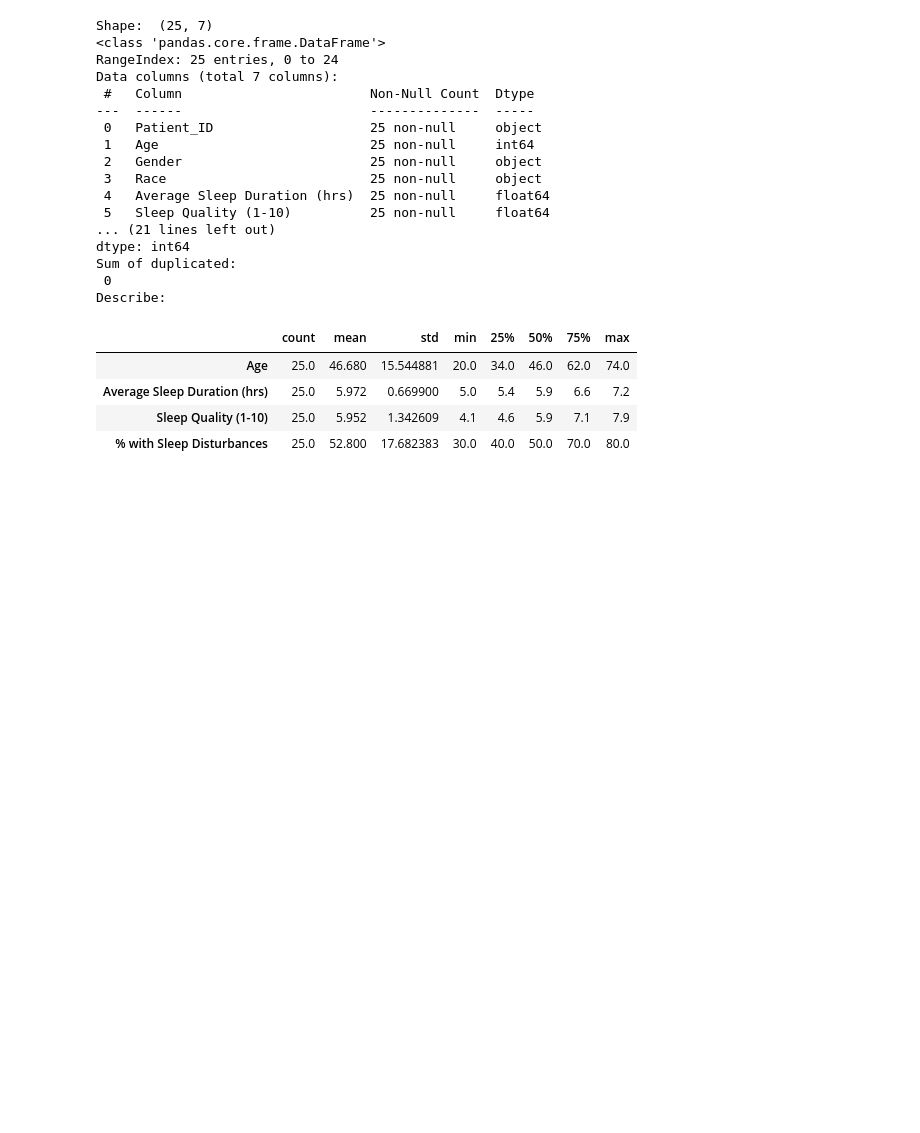
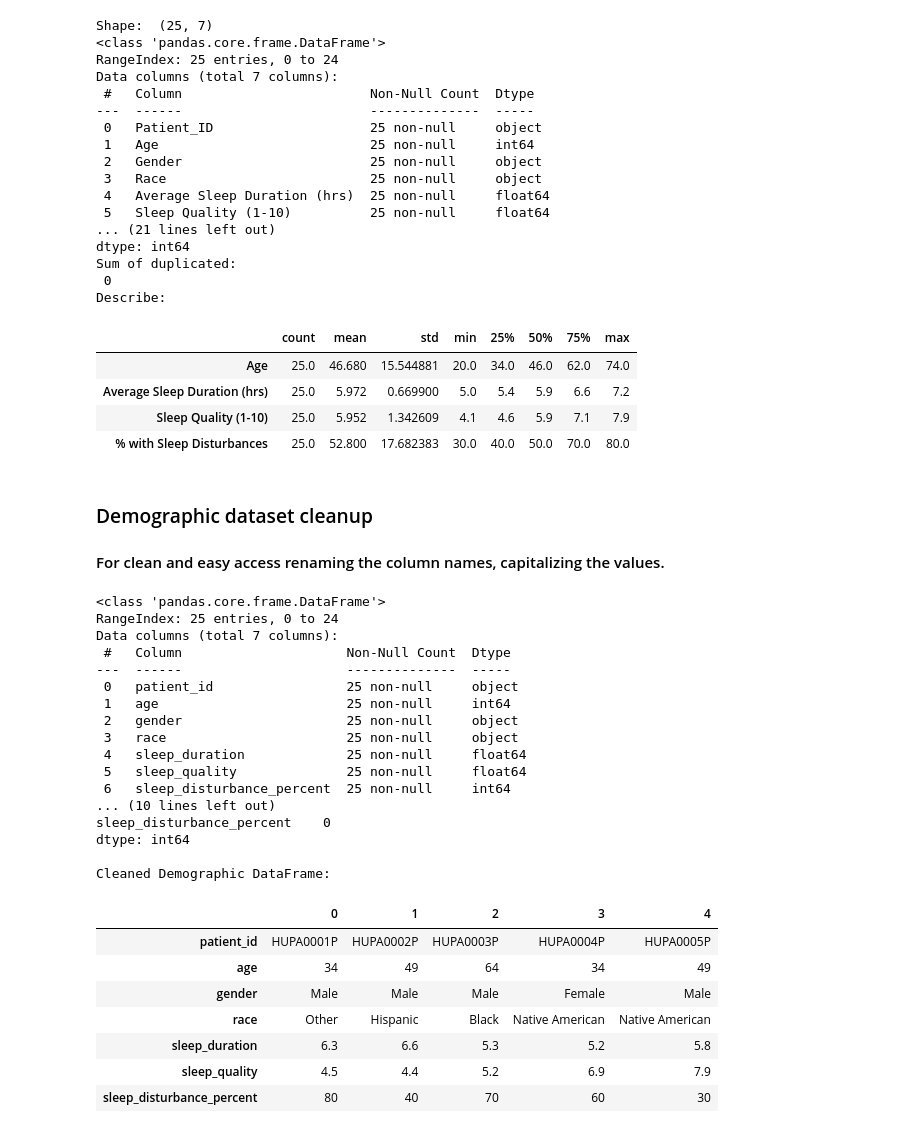
Before and after one commit to samhimbin/Team12_Pytesters_PythonHackathon_August25, a Jupyter notebook: Team12_Pytesters_1.DataCleaning.ipynb, the cells around one changed output. Drawn from its saved outputs; the diff is of its cells as text; code cells hidden in the pictures; blank space fills up the shorter version.

```diff
--- a/Team12_Pytesters_1.DataCleaning.ipynb
+++ b/Team12_Pytesters_1.DataCleaning.ipynb
@@ -158,3 +167,66 @@ Describe:
 | Average Sleep Duration (hrs) | 25.0 | 5.972 | 0.669900 | 5.0 | 5.4 | 5.9 | 6.6 | 7.2 |
 | Sleep Quality (1-10) | 25.0 | 5.952 | 1.342609 | 4.1 | 4.6 | 5.9 | 7.1 | 7.9 |
 | % with Sleep Disturbances | 25.0 | 52.800 | 17.682383 | 30.0 | 40.0 | 50.0 | 70.0 | 80.0 |
+# %% [markdown]
+### Demographic dataset cleanup
+
+#### For clean and easy access renaming the column names, capitalizing the values.
+# %%
+# Renaming columns to lower and replacing space with undetscore
+demographic_df.columns = demographic_df.columns.str.strip().str.lower().str.replace(' ', '_')
+
+# Renaming long column names for simple column names
+demographic_df.rename(columns={
+    'average_sleep_duration_(hrs)': 'sleep_duration',
+    'sleep_quality_(1-10)': 'sleep_quality',
+    '%_with_sleep_disturbances': 'sleep_disturbance_percent'
+}, inplace=True)
+
+# checking Columns datatype
+print(demographic_df.info())
+
+# Checking for missing values
+print("Missing values per column:")
+print(demographic_df.isnull().sum())
+
+# Converting numeric columns
+numeric_cols = ['age', 'sleep_duration', 'sleep_quality', 'sleep_disturbance_percent']
+for col in numeric_cols:
+    demographic_df[col] = pd.to_numeric(demographic_df[col], errors='coerce')
+
+# Normalizing categorical values
+demographic_df['gender'] = demographic_df['gender'].str.capitalize()
+demographic_df['race'] = demographic_df['race'].str.title()
+
+# Dropping duplicates
+demographic_df.drop_duplicates(subset='patient_id', inplace=True)
+
+# Final check
+print("\nCleaned Demographic DataFrame:")
+demographic_df.head().T
+# %% [output]
+<class 'pandas.core.frame.DataFrame'>
+RangeIndex: 25 entries, 0 to 24
+Data columns (total 7 columns):
+ #   Column                     Non-Null Count  Dtype
+---  ------                     --------------  -----
+ 0   patient_id                 25 non-null     object
+ 1   age                        25 non-null     int64
+ 2   gender                     25 non-null     object
+ 3   race                       25 non-null     object
+ 4   sleep_duration             25 non-null     float64
+ 5   sleep_quality              25 non-null     float64
+ 6   sleep_disturbance_percent  25 non-null     int64
+... (10 lines left out)
+sleep_disturbance_percent    0
+dtype: int64
+
+Cleaned Demographic DataFrame:
+|  | 0 | 1 | 2 | 3 | 4 |
+| patient_id | HUPA0001P | HUPA0002P | HUPA0003P | HUPA0004P | HUPA0005P |
+| age | 34 | 49 | 64 | 34 | 49 |
+| gender | Male | Male | Male | Female | Male |
+| race | Other | Hispanic | Black | Native American | Native American |
+| sleep_duration | 6.3 | 6.6 | 5.3 | 5.2 | 5.8 |
+| sleep_quality | 4.5 | 4.4 | 5.2 | 6.9 | 7.9 |
+| sleep_disturbance_percent | 80 | 40 | 70 | 60 | 30 |
```
Also changed, not shown: parts of 6 cells of this notebook.
